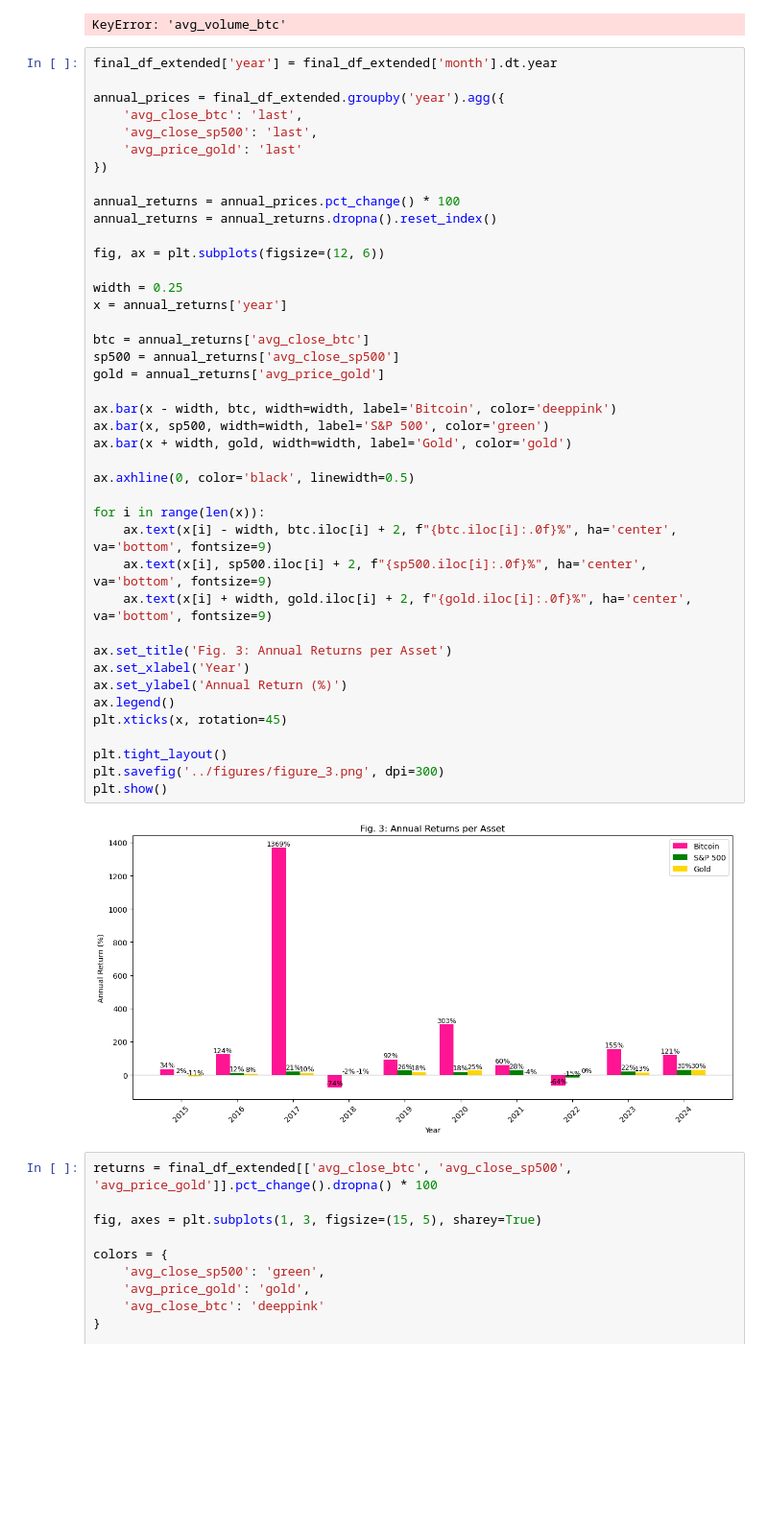
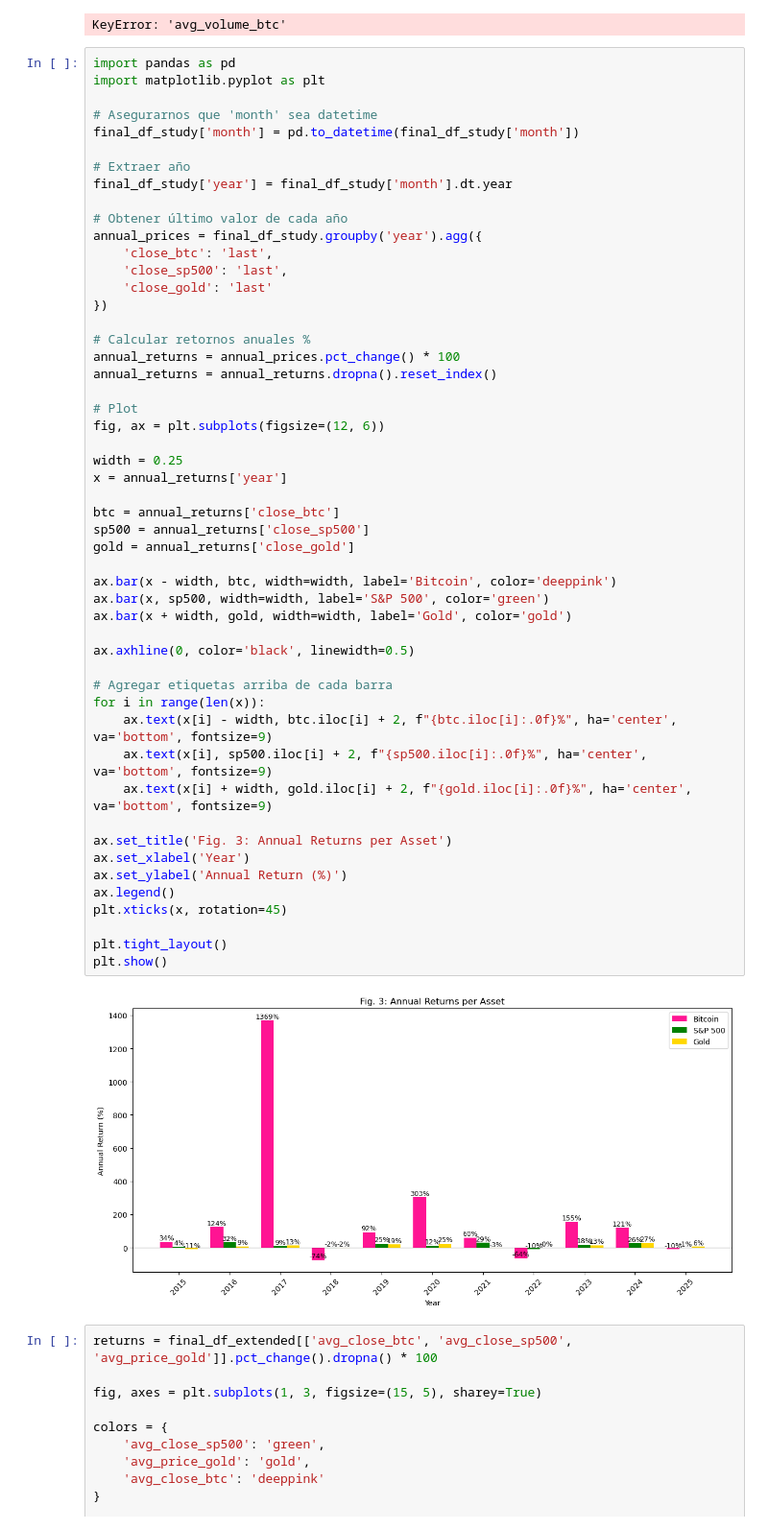
Before and after one commit to gj-goncalvescaldas/btc-3-asset-portfolio-extension, a Jupyter notebook: notebooks/03_study_replication_extended.ipynb, the cells around one changed output. Shown: that part at 96% size. Drawn from its saved outputs; the diff is of its cells as text; blank space fills up the shorter version.

```diff
--- a/notebooks/03_study_replication_extended.ipynb
+++ b/notebooks/03_study_replication_extended.ipynb
@@ -146,48 +146,58 @@ plt.show()
 # %% [output]
 KeyError: 'avg_volume_btc'
 # %%
-final_df_extended['year'] = final_df_extended['month'].dt.year
+import pandas as pd
+import matplotlib.pyplot as plt
 
-annual_prices = final_df_extended.groupby('year').agg({
-    'avg_close_btc': 'last',
-    'avg_close_sp500': 'last',
-    'avg_price_gold': 'last'
+# Asegurarnos que 'month' sea datetime
+final_df_study['month'] = pd.to_datetime(final_df_study['month'])
+
+# Extraer año
+final_df_study['year'] = final_df_study['month'].dt.year
+
+# Obtener último valor de cada año
+annual_prices = final_df_study.groupby('year').agg({
+    'close_btc': 'last',
+    'close_sp500': 'last',
+    'close_gold': 'last'
 })
 
+# Calcular retornos anuales %
 annual_returns = annual_prices.pct_change() * 100
 annual_returns = annual_returns.dropna().reset_index()
 
+# Plot
 fig, ax = plt.subplots(figsize=(12, 6))
 
 width = 0.25
 x = annual_returns['year']
 
-btc = annual_returns['avg_close_btc']
-sp500 = annual_returns['avg_close_sp500']
-gold = annual_returns['avg_price_gold']
+btc = annual_returns['close_btc']
+sp500 = annual_returns['close_sp500']
+gold = annual_returns['close_gold']
 
 ax.bar(x - width, btc, width=width, label='Bitcoin', color='deeppink')
 ax.bar(x, sp500, width=width, label='S&P 500', color='green')
 ax.bar(x + width, gold, width=width, label='Gold', color='gold')
 
 ax.axhline(0, color='black', linewidth=0.5)
 
+# Agregar etiquetas arriba de cada barra
 for i in range(len(x)):
     ax.text(x[i] - width, btc.iloc[i] + 2, f"{btc.iloc[i]:.0f}%", ha='center', va='bottom', fontsize=9)
     ax.text(x[i], sp500.iloc[i] + 2, f"{sp500.iloc[i]:.0f}%", ha='center', va='bottom', fontsize=9)
     ax.text(x[i] + width, gold.iloc[i] + 2, f"{gold.iloc[i]:.0f}%", ha='center', va='bottom', fontsize=9)
 
 ax.set_title('Fig. 3: Annual Returns per Asset')
 ax.set_xlabel('Year')
 ax.set_ylabel('Annual Return (%)')
 ax.legend()
 plt.xticks(x, rotation=45)
 
 plt.tight_layout()
-plt.savefig('../figures/figure_3.png', dpi=300)
 plt.show()
 # %% [output]
-[figure, old version]
+[figure, new version]
 # %%
 returns = final_df_extended[['avg_close_btc', 'avg_close_sp500', 'avg_price_gold']].pct_change().dropna() * 100
 
```
Also changed, not shown: 2 other files.
